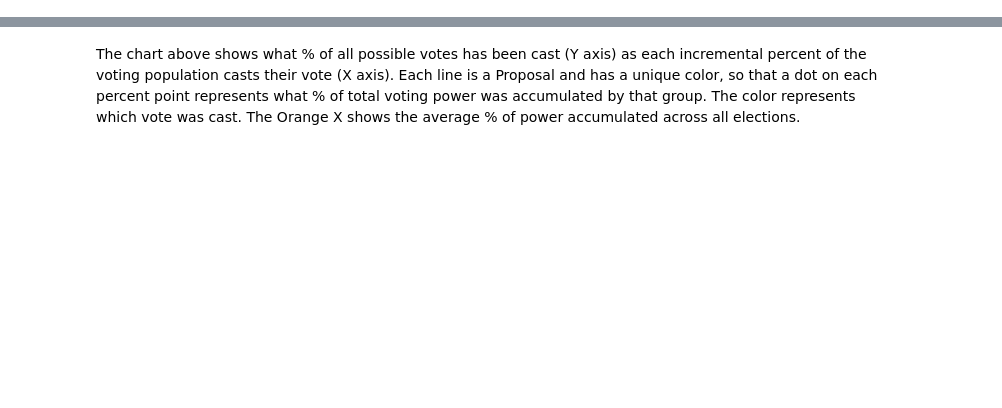
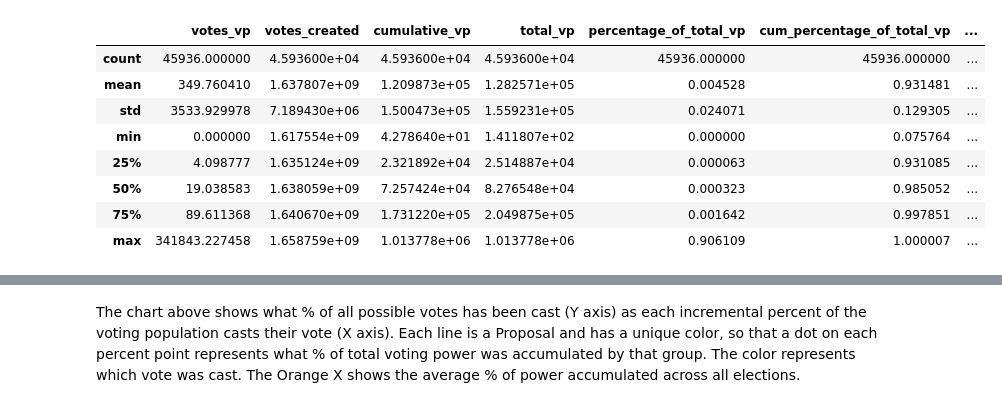
Before and after one commit to EdgeCaser/Snapshotsurfer, a Jupyter notebook: Snapshotsurfer.ipynb, the cells around one changed output, grey strips where cells are left out. Cells and saved outputs as stored; diff of their text form; code cells hidden in the pictures; blank space fills up the shorter version.

```diff
--- a/Snapshotsurfer.ipynb
+++ b/Snapshotsurfer.ipynb
@@ -303,3 +335,15 @@ print(dao_members, "{0:.2%}".format(elite))
+# %%
+crunch_data.describe()
+# %% [output]
+|  | votes_vp | votes_created | cumulative_vp | total_vp | percentage_of_total_vp | cum_percentage_of_total_vp | ... |
+| count | 45936.000000 | 4.593600e+04 | 4.593600e+04 | 4.593600e+04 | 45936.000000 | 45936.000000 | ... |
+| mean | 349.760410 | 1.637807e+09 | 1.209873e+05 | 1.282571e+05 | 0.004528 | 0.931481 | ... |
+| std | 3533.929978 | 7.189430e+06 | 1.500473e+05 | 1.559231e+05 | 0.024071 | 0.129305 | ... |
+| min | 0.000000 | 1.617554e+09 | 4.278640e+01 | 1.411807e+02 | 0.000000 | 0.075764 | ... |
+| 25% | 4.098777 | 1.635124e+09 | 2.321892e+04 | 2.514887e+04 | 0.000063 | 0.931085 | ... |
+| 50% | 19.038583 | 1.638059e+09 | 7.257424e+04 | 8.276548e+04 | 0.000323 | 0.985052 | ... |
+| 75% | 89.611368 | 1.640670e+09 | 1.731220e+05 | 2.049875e+05 | 0.001642 | 0.997851 | ... |
+| max | 341843.227458 | 1.658759e+09 | 1.013778e+06 | 1.013778e+06 | 0.906109 | 1.000007 | ... |
 # %%
 ##spit out the file!
 crunch_data_path =final_file+'\\'+spacename+'_crunch_data_path'+str(date.today().strftime("%b-%d-%Y"))+'_'+str(len(crunch_data))+'.csv'
```
Also changed, not shown: parts of 20 cells of this notebook, 1 other file.
